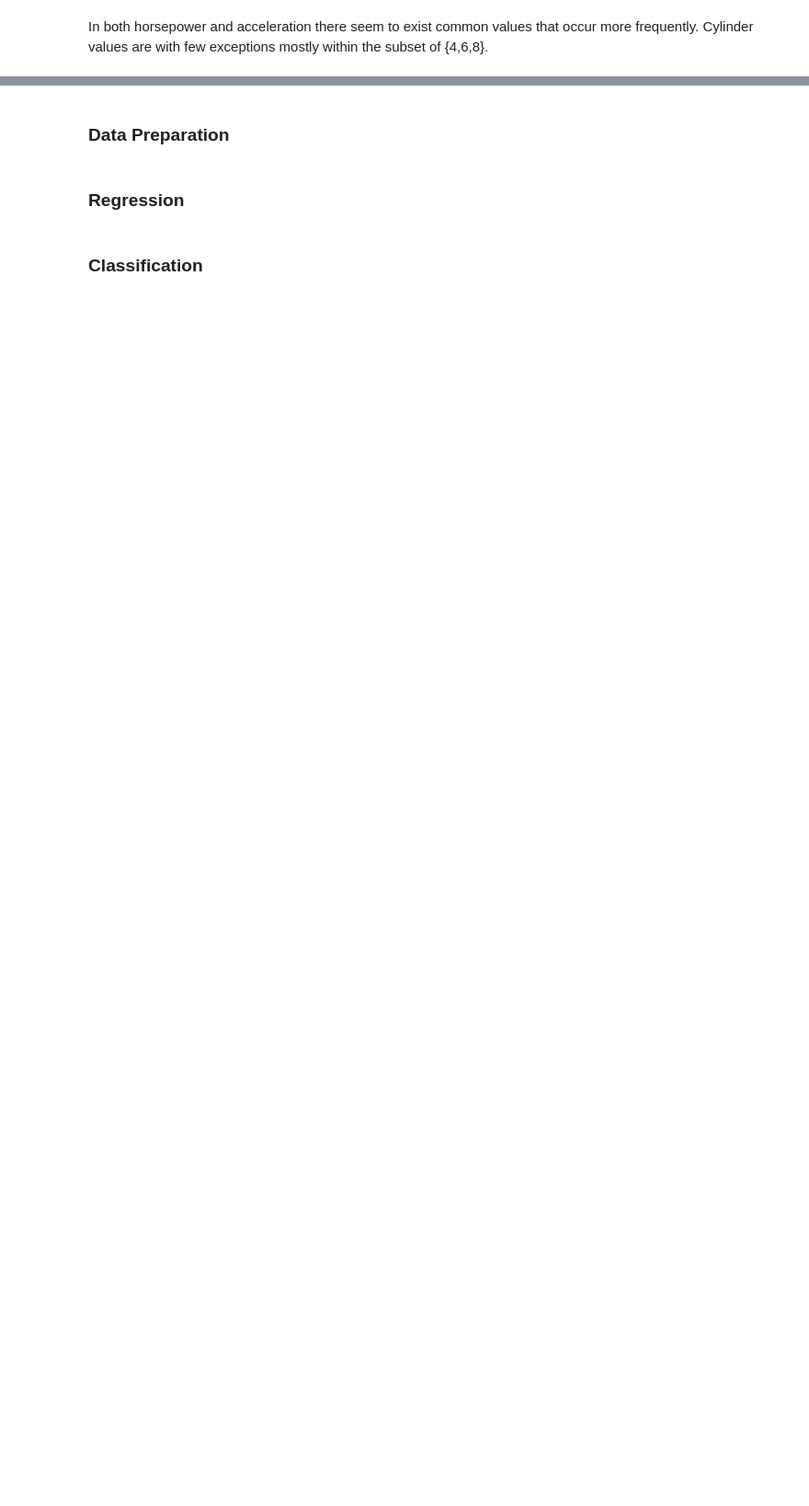
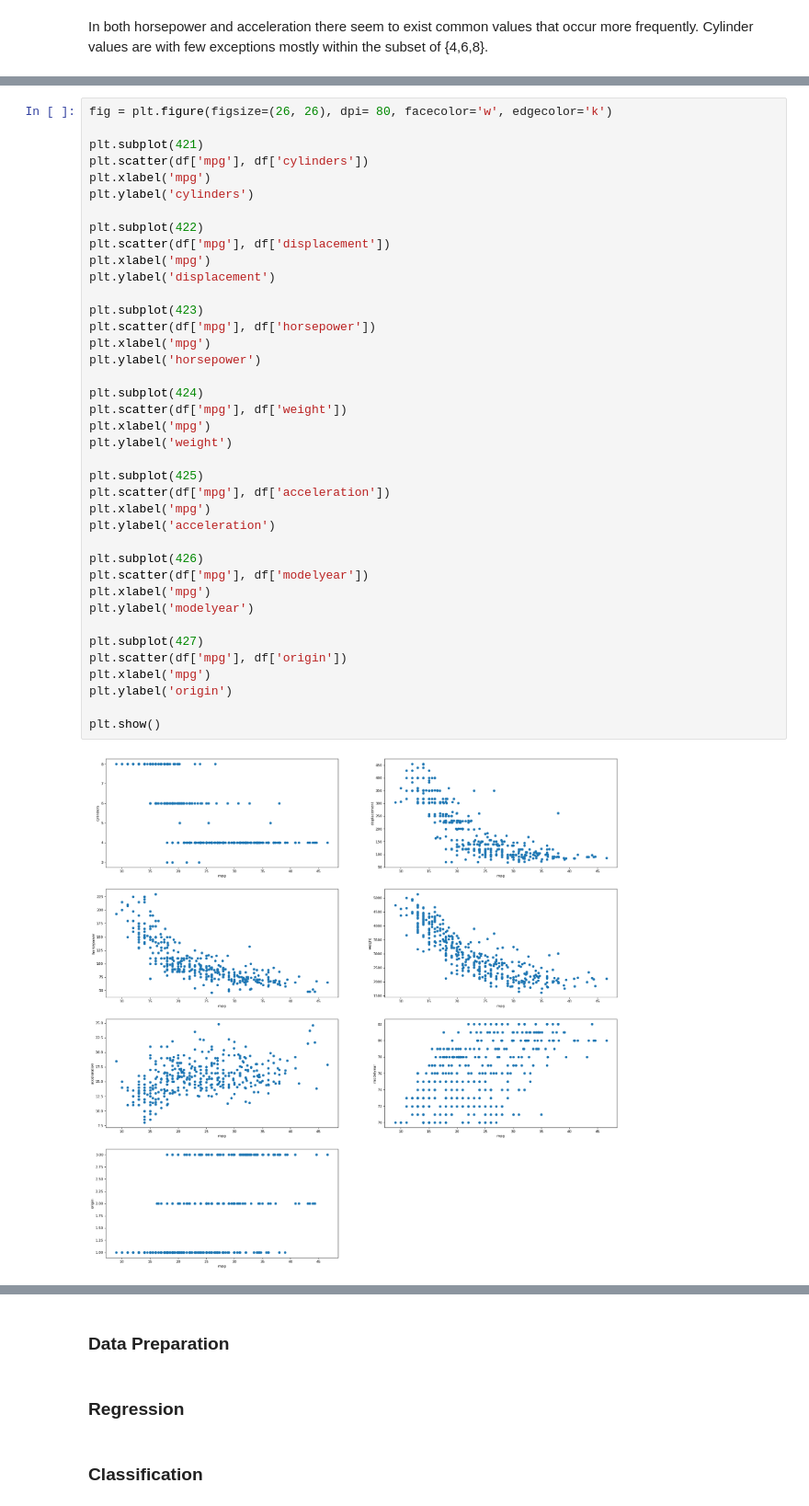
Before and after one commit to nikwlf/dswithcars, a Jupyter notebook: dscars.ipynb, the cells around one changed output, grey strips where cells are left out. Shown: that part at 92% size. Drawn from its saved outputs; the diff is of its cells as text; blank space fills up the shorter version.

```diff
--- a/dscars.ipynb
+++ b/dscars.ipynb
@@ -66,0 +147,41 @@ In both horsepower and acceleration there seem to exist common values that occur
+# %%
+fig = plt.figure(figsize=(26, 26), dpi= 80, facecolor='w', edgecolor='k')
+
+plt.subplot(421)
+plt.scatter(df['mpg'], df['cylinders'])
+plt.xlabel('mpg')
+plt.ylabel('cylinders')
+
+plt.subplot(422)
+plt.scatter(df['mpg'], df['displacement'])
+plt.xlabel('mpg')
+plt.ylabel('displacement')
+
+plt.subplot(423)
+plt.scatter(df['mpg'], df['horsepower'])
+plt.xlabel('mpg')
+plt.ylabel('horsepower')
+
+plt.subplot(424)
+plt.scatter(df['mpg'], df['weight'])
+plt.xlabel('mpg')
+plt.ylabel('weight')
+
+plt.subplot(425)
+plt.scatter(df['mpg'], df['acceleration'])
+plt.xlabel('mpg')
+plt.ylabel('acceleration')
+
+plt.subplot(426)
+plt.scatter(df['mpg'], df['modelyear'])
+plt.xlabel('mpg')
+plt.ylabel('modelyear')
+
+plt.subplot(427)
+plt.scatter(df['mpg'], df['origin'])
+plt.xlabel('mpg')
+plt.ylabel('origin')
+
+plt.show()
+# %% [output]
+[figure, added]
```
Also changed, not shown: parts of 9 cells of this notebook.
